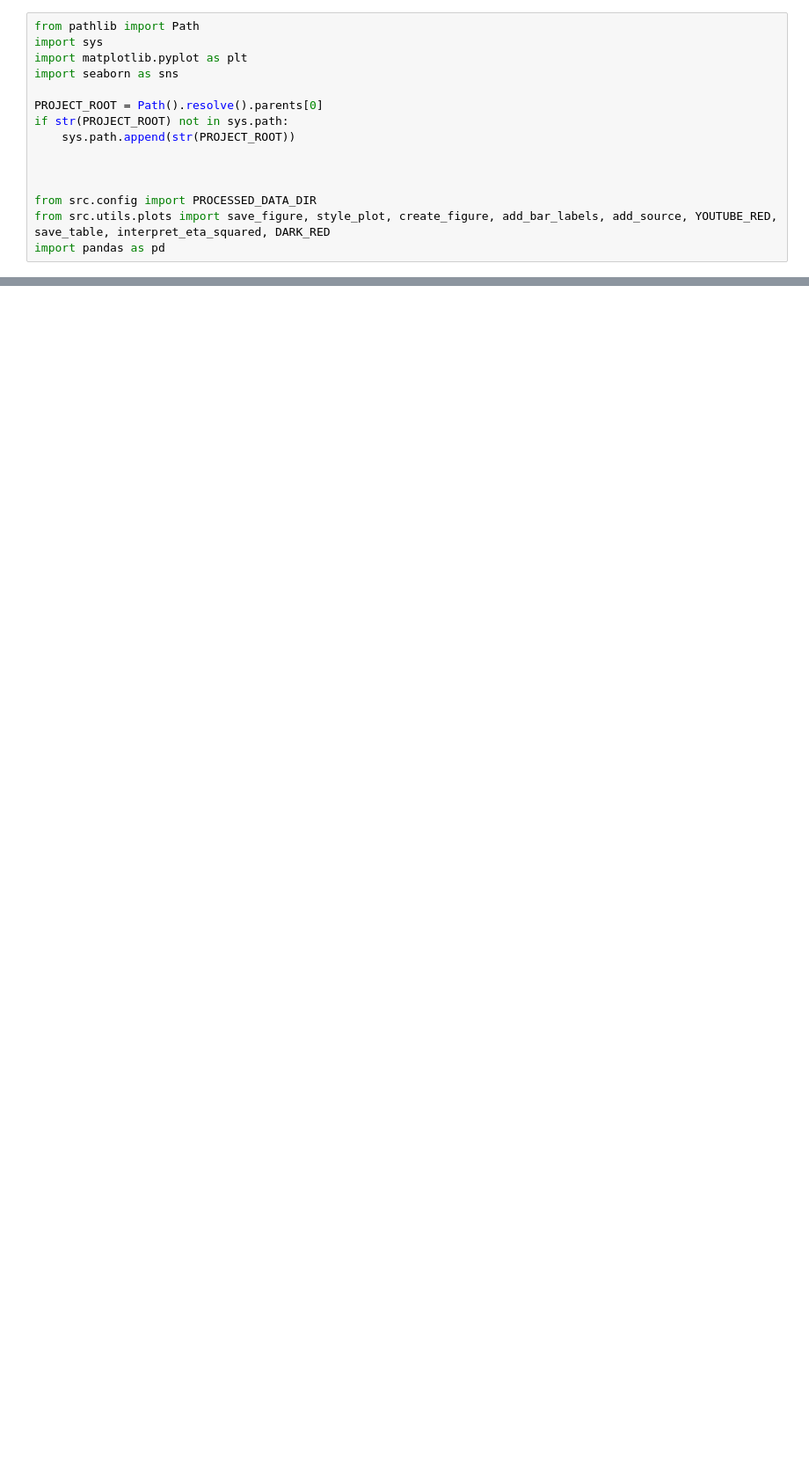
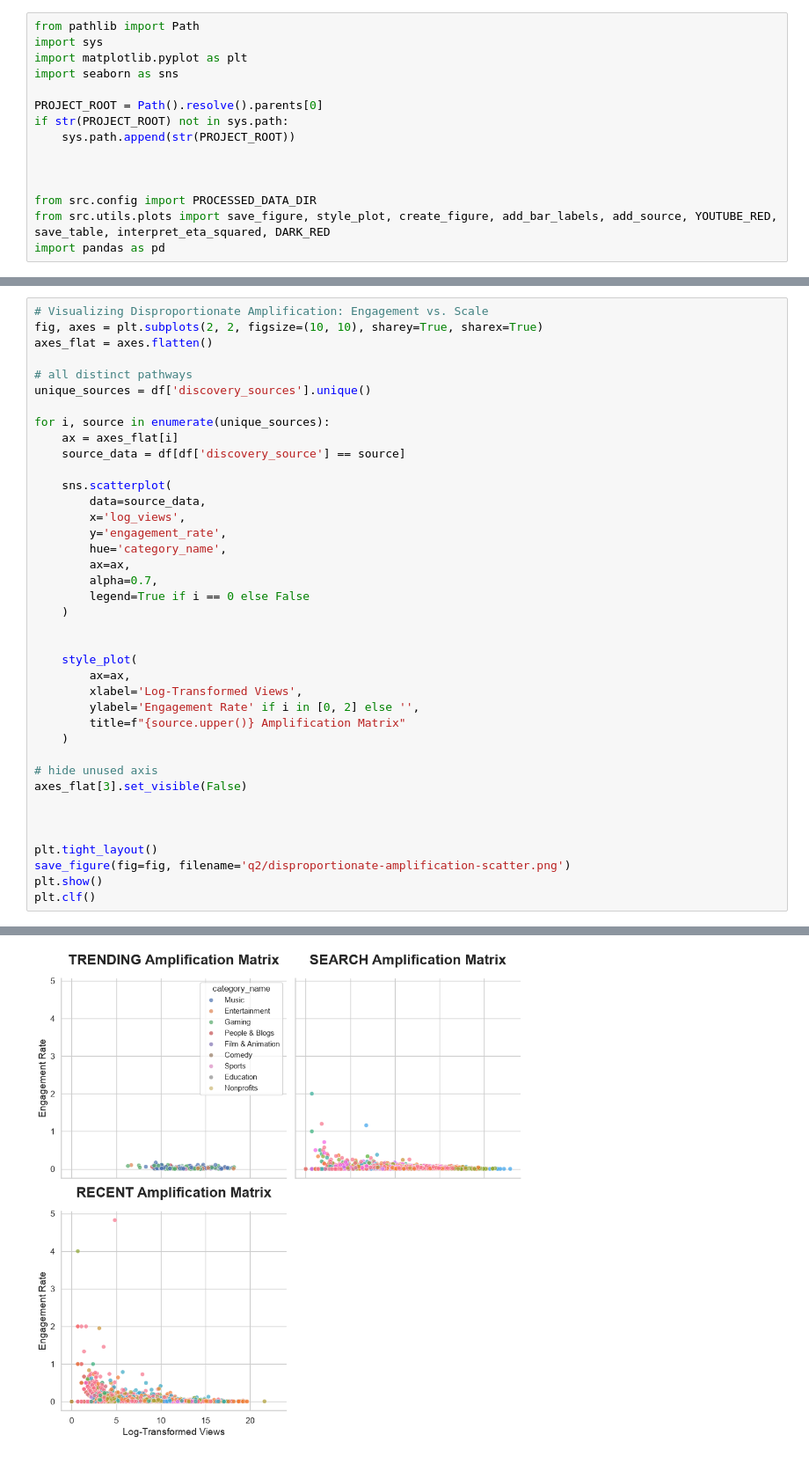
Before and after one commit to patinnojoe/algorithm-economy, a Jupyter notebook: notebook/q2-discovery-pathway-difference.ipynb, the cells around one changed output, grey strips where cells are left out. Shown at 88% size. Cells and saved outputs as stored; diff of their text form; blank space fills up the shorter version.

```diff
--- a/notebook/q2-discovery-pathway-difference.ipynb
+++ b/notebook/q2-discovery-pathway-difference.ipynb
@@ -57,0 +88,40 @@ After careful evaluation of my collector scripts, Q2 will not be aswered because
+# %%
+# Visualizing Disproportionate Amplification: Engagement vs. Scale
+fig, axes = plt.subplots(2, 2, figsize=(10, 10), sharey=True, sharex=True)
+axes_flat = axes.flatten()
+
+# all distinct pathways
+unique_sources = df['discovery_sources'].unique()
+
+for i, source in enumerate(unique_sources):
+    ax = axes_flat[i]
+    source_data = df[df['discovery_source'] == source]
+
+    sns.scatterplot(
+        data=source_data,
+        x='log_views',
+        y='engagement_rate',
+        hue='category_name',
+        ax=ax,
+        alpha=0.7,
+        legend=True if i == 0 else False
+    )
+
+
+    style_plot(
+        ax=ax,
+        xlabel='Log-Transformed Views',
+        ylabel='Engagement Rate' if i in [0, 2] else '',
+        title=f"{source.upper()} Amplification Matrix"
+    )
+
+# hide unused axis
+axes_flat[3].set_visible(False)
+
+
+
+plt.tight_layout()
+save_figure(fig=fig, filename='q2/disproportionate-amplification-scatter.png')
+plt.show()
+plt.clf()
+# %% [output]
@@ -57,0 +129 @@ After careful evaluation of my collector scripts, Q2 will not be aswered because
+[figure, added]
```
Also changed, not shown: parts of 6 cells of this notebook, 40 other files.
